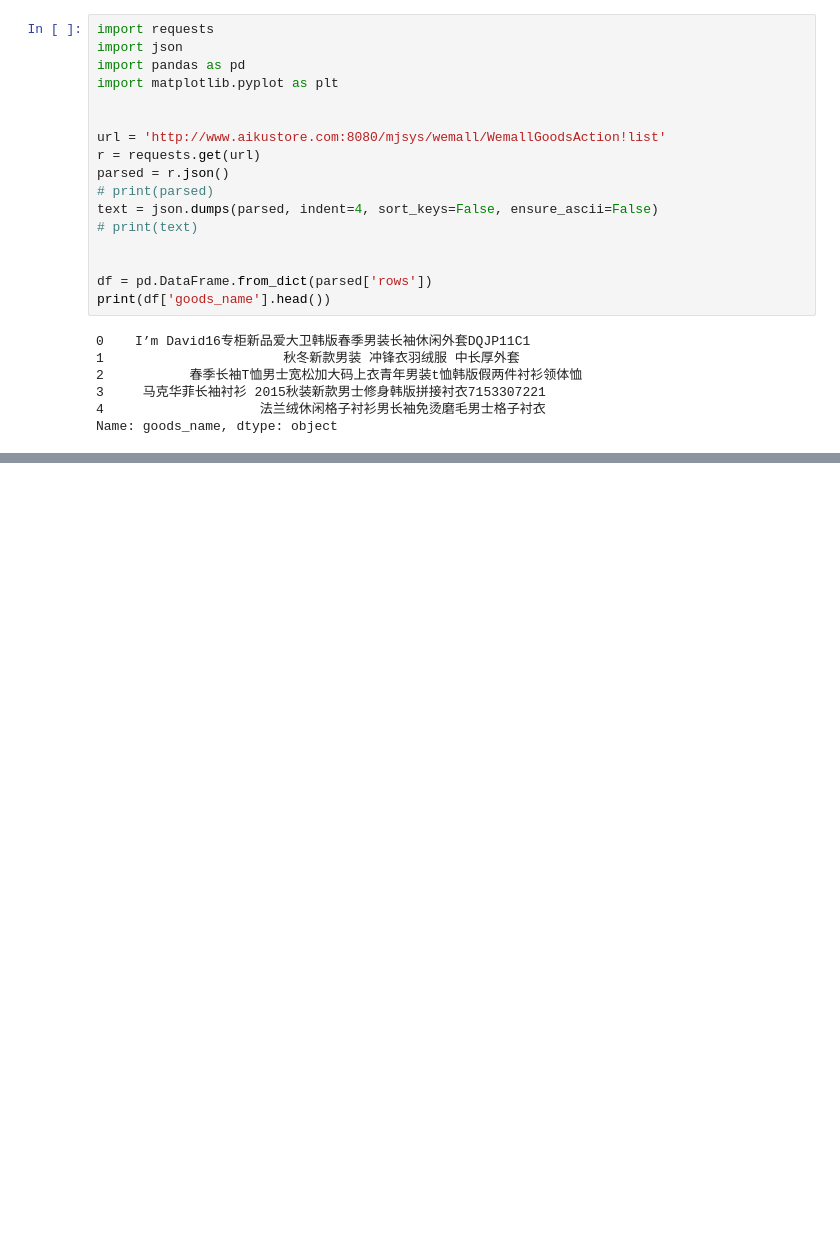
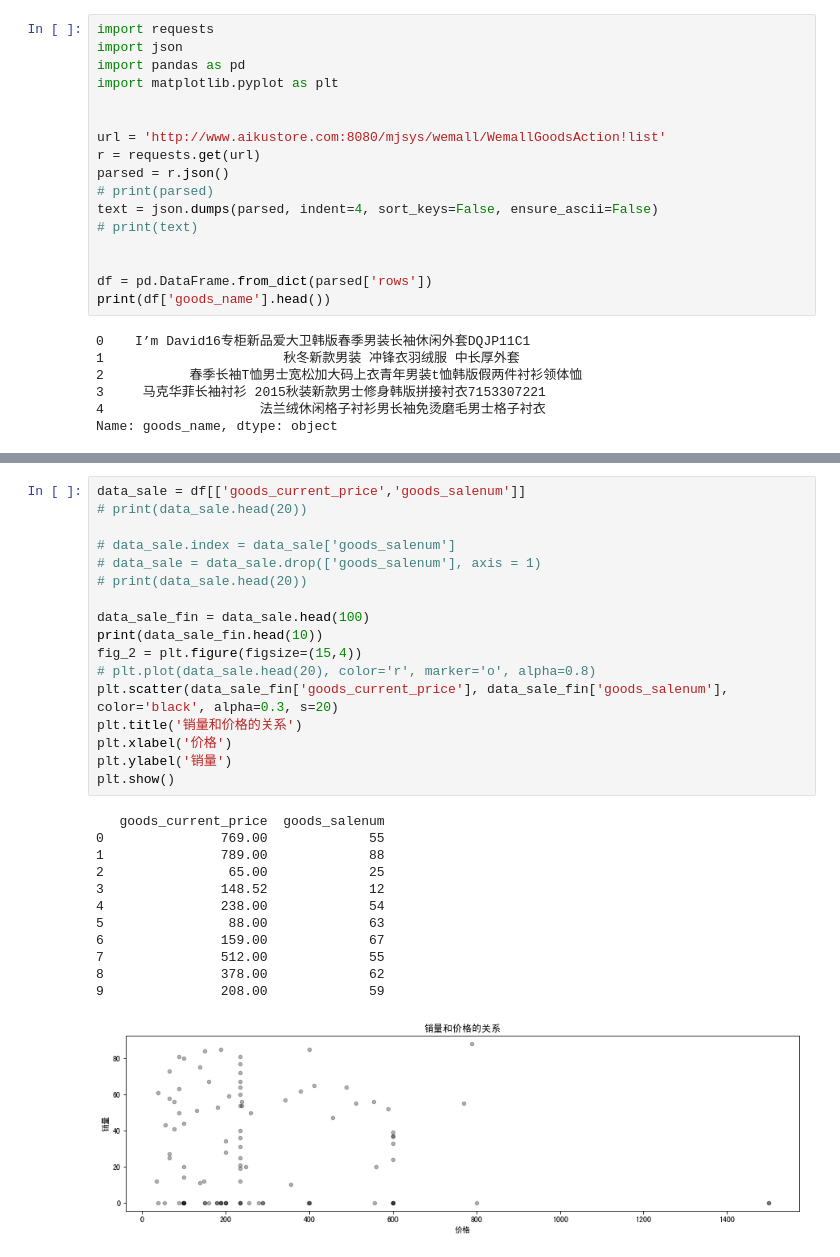
Before and after one commit to jasonzhang1986/DataAnalysis, a Jupyter notebook: ex_proj/test.ipynb, the cells around one changed output, grey strips where cells are left out. Drawn from its saved outputs; the diff is of its cells as text; blank space fills up the shorter version.

```diff
--- a/ex_proj/test.ipynb
+++ b/ex_proj/test.ipynb
@@ -51,0 +49,30 @@ plt.show()
+# %%
+data_sale = df[['goods_current_price','goods_salenum']]
+# print(data_sale.head(20))
+
+# data_sale.index = data_sale['goods_salenum']
+# data_sale = data_sale.drop(['goods_salenum'], axis = 1)
+# print(data_sale.head(20))
+
+data_sale_fin = data_sale.head(100)
+print(data_sale_fin.head(10))
+fig_2 = plt.figure(figsize=(15,4))
+# plt.plot(data_sale.head(20), color='r', marker='o', alpha=0.8)
+plt.scatter(data_sale_fin['goods_current_price'], data_sale_fin['goods_salenum'], color='black', alpha=0.3, s=20)
+plt.title('销量和价格的关系')
+plt.xlabel('价格')
+plt.ylabel('销量')
+plt.show()
+# %% [output]
+   goods_current_price  goods_salenum
+0               769.00             55
+1               789.00             88
+2                65.00             25
+3               148.52             12
+4               238.00             54
+5                88.00             63
+6               159.00             67
+7               512.00             55
+8               378.00             62
+9               208.00             59
+[figure, added]
```
Also changed, not shown: parts of 1 cell of this notebook.
